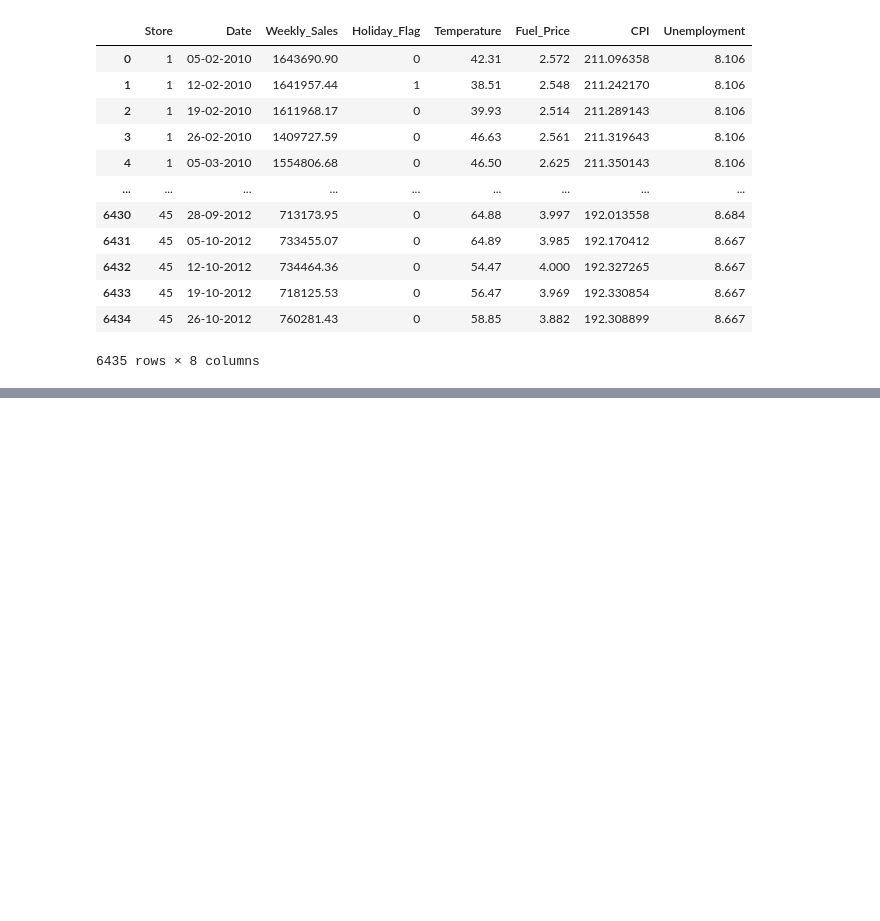
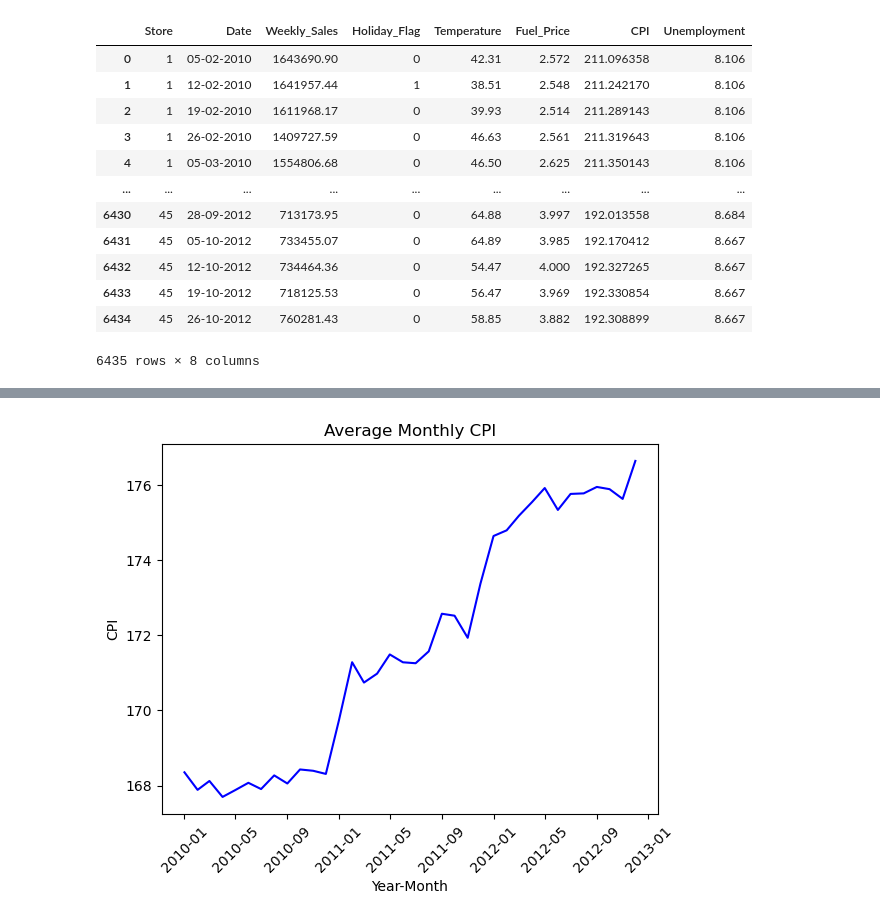
Before and after one commit to ubco-W2022T2-data301/project-group-group36, a Jupyter notebook: analysis/analysis3.ipynb, the cells around one changed output, grey strips where cells are left out. Cells and saved outputs as stored; diff of their text form; code cells hidden in the pictures; blank space fills up the shorter version.

```diff
--- a/analysis/analysis3.ipynb
+++ b/analysis/analysis3.ipynb
@@ -11,7 +11,8 @@ If there is a postive relationship between CPI and sales revenue, this would sug
 # %%
 import pandas as pd
 
-pd.read_csv('../data/raw/Walmart.csv')
+FHdf=pd.read_csv('../data/raw/Walmart.csv')
+FHdf
 # %% [output]
 |  | Store | Date | Weekly_Sales | Holiday_Flag | Temperature | Fuel_Price | CPI | Unemployment |
 | 0 | 1 | 05-02-2010 | 1643690.90 | 0 | 42.31 | 2.572 | 211.096358 | 8.106 |
@@ -28,0 +67,5 @@ pd.read_csv('../data/raw/Walmart.csv')
+# %%
+# convert the "Revised_date" colum to datetime format
+FHdf["Revised_Date"]=pd.to_datetime(FHdf["Date"])
+FHdf["Revised_Date"]=FHdf["Revised_Date"].dt.date
+FHdf.head()
@@ -28,0 +79,4 @@ pd.read_csv('../data/raw/Walmart.csv')
+# %%
+# sort the dataframe by the "Revised_date" column
+FHdf =FHdf.sort_values(by=["Revised_Date"])
+FHdf.head(10)
@@ -28,0 +95,4 @@ pd.read_csv('../data/raw/Walmart.csv')
+# %%
+# Clear my database/ Drop irrelevant information
+FHdf_cleaned = FHdf.copy().drop(['Holiday_Flag','Unemployment'], axis=1)
+FHdf_cleaned.head(10)
@@ -28,0 +127,27 @@ pd.read_csv('../data/raw/Walmart.csv')
+# %%
+
+
+FHdf_cleaned['Date'] = pd.to_datetime(FHdf_cleaned['Date'])
+
+FHdf_cleaned['YearMonth'] = FHdf_cleaned['Date'].dt.strftime('%Y-%m')
+average_cpi = FHdf_cleaned.groupby('YearMonth')['CPI'].mean().reset_index()
+average_cpi['YearMonth'] = pd.to_datetime(average_cpi['YearMonth'])
+
+# create a figure and axis object
+fig, ax = plt.subplots()
+
+# plot the line for average monthly CPI
+ax.plot(average_cpi['YearMonth'], average_cpi['CPI'], color='blue', label='Average CPI')
+
+# set the title and axis labels
+ax.set_title('Average Monthly CPI')
+ax.set_xlabel('Year-Month')
+ax.set_ylabel('CPI')
+
+# rotate the x-axis labels for better readability
+plt.xticks(rotation=45)
+
+# show the plot
+plt.show()
+# %% [output]
+[figure, added]
```
Also changed, not shown: parts of 17 cells of this notebook, 2 other files.
